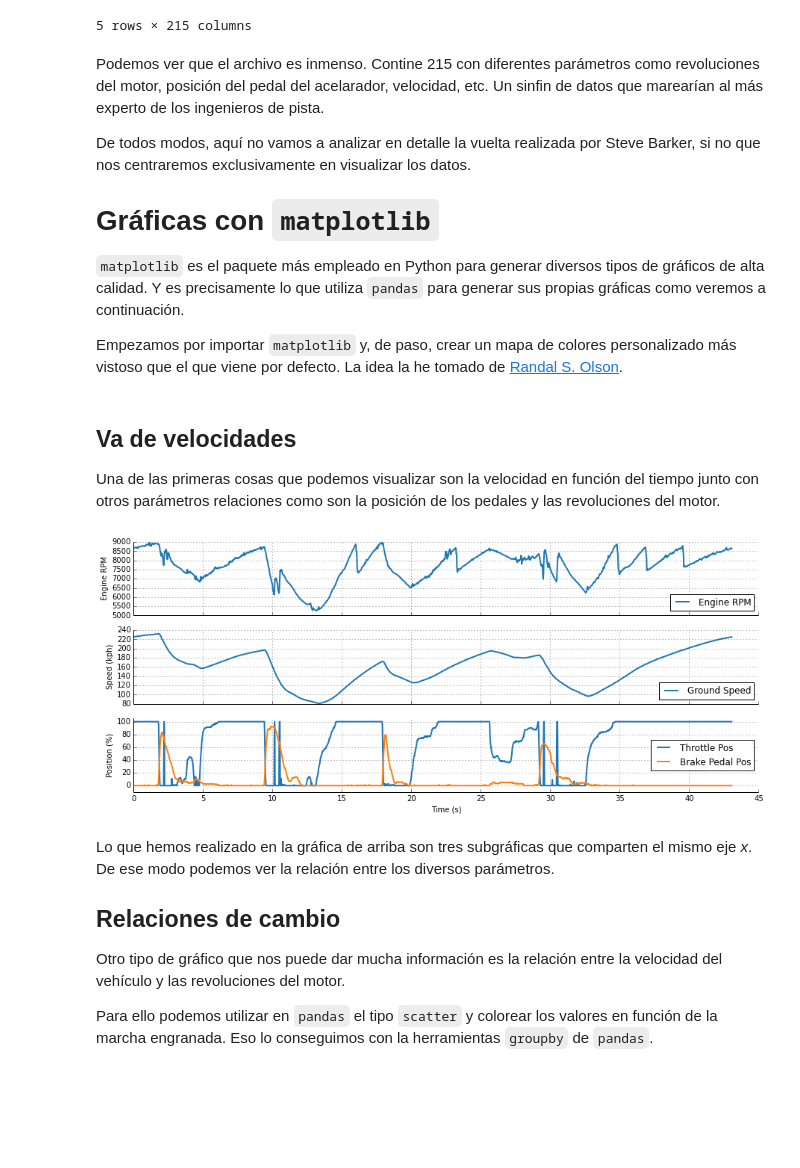
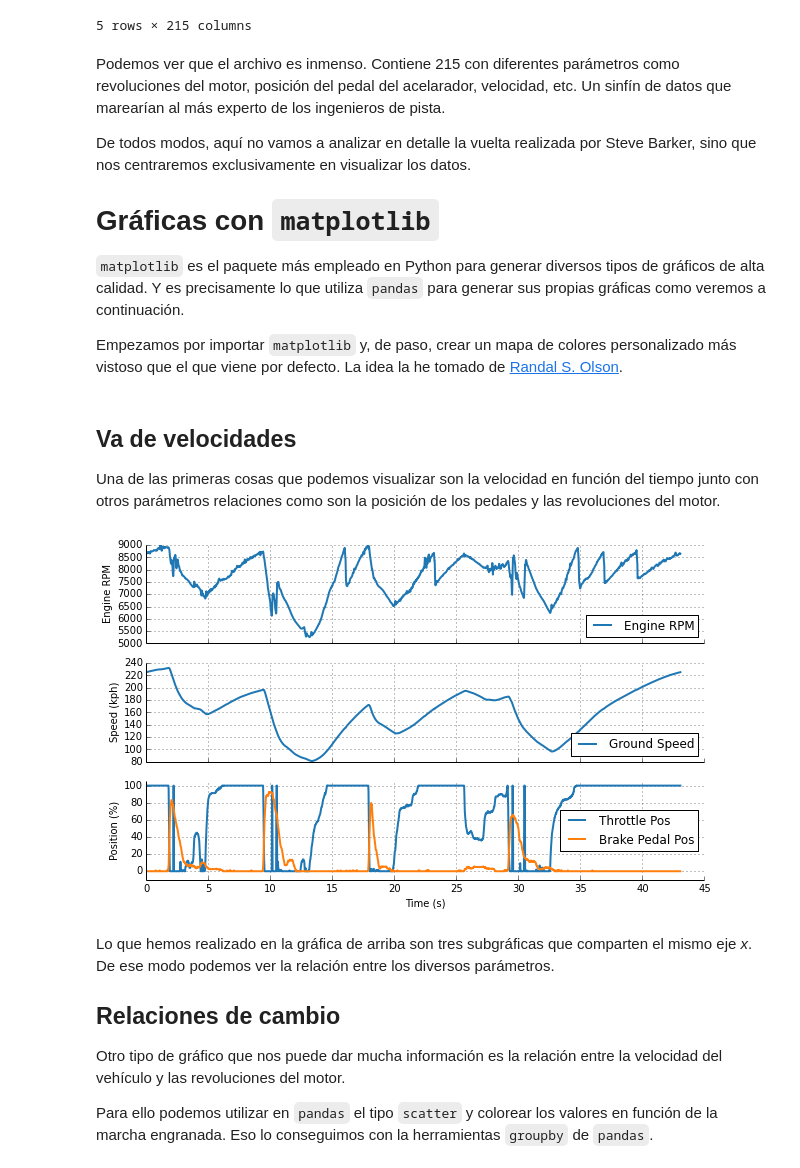
Before and after one commit to Pybonacci/notebooks, a Jupyter notebook: plotly/Brandshatch.ipynb, the cells around one changed output. Cells and saved outputs as stored; diff of their text form; code cells hidden in the pictures; blank space fills up the shorter version.

```diff
--- a/plotly/Brandshatch.ipynb
+++ b/plotly/Brandshatch.ipynb
@@ -69,9 +69,9 @@ data.head(5)
 | 0.067 | 4 | 5 | 8695 | 0.997512 | 100 | 0 | 100 | ... |
 5 rows × 215 columns
 # %% [markdown]
-Podemos ver que el archivo es inmenso. Contine 215 con diferentes parámetros como revoluciones del motor, posición del pedal del acelarador, velocidad, etc. Un sinfin de datos que marearían al más experto de los ingenieros de pista.
+Podemos ver que el archivo es inmenso. Contiene 215 con diferentes parámetros como revoluciones del motor, posición del pedal del acelarador, velocidad, etc. Un sinfín de datos que marearían al más experto de los ingenieros de pista.
 
-De todos modos, aquí no vamos a analizar en detalle la vuelta realizada por Steve Barker, si no que nos centraremos exclusivamente en visualizar los datos.
+De todos modos, aquí no vamos a analizar en detalle la vuelta realizada por Steve Barker, sino que nos centraremos exclusivamente en visualizar los datos.
 
 # Gráficas con `matplotlib`
 
@@ -108,36 +108,36 @@ mpl.rcParams['axes.color_cycle'] = tableau10
 
 Una de las primeras cosas que podemos visualizar son la velocidad en función del tiempo junto con otros parámetros relaciones como son la posición de los pedales y las revoluciones del motor.
 # %%
-fig, ax = plt.subplots(3, sharex=True, figsize=(15,6))
+fig, ax = plt.subplots(3, sharex=True, figsize=(10,6))
 
 # Revoluciones del motor
 data['Engine RPM'].plot(ax=ax[0], linewidth=2)
 ax[0].set_xlabel('')
 ax[0].set_ylabel('Engine RPM')
 ax[0].legend(loc='lower right')
 # Velocidad del vehículo
 data['Ground Speed'].plot(ax=ax[1], linewidth=2)
 ax[1].set_xlabel('')
 ax[1].set_ylabel('Speed (kph)')
 ax[1].legend(loc='lower right')
 # Pedales
 data['Throttle Pos'].plot(ax=ax[2], linewidth=2)
 data['Brake Pedal Pos'].plot(ax=ax[2], linewidth=2)
 ax[2].set_xlabel('Time (s)')
 ax[2].set_ylabel('Position (%)')
 ax[2].set_ylim(-10,105)
 ax[2].legend(loc='center right')
 
 for j in range(3):
     ax[j].set_axisbelow(True)
     # Quitamos los bordes superior y derecho
     ax[j].spines["top"].set_visible(False)
     ax[j].spines["right"].set_visible(False)
     # Dejamos sólo los ticks abajo y a la izquierda
     ax[j].get_xaxis().tick_bottom()
     ax[j].get_yaxis().tick_left()
 # %% [output]
-[figure, old version]
+[figure, new version]
 # %% [markdown]
 Lo que hemos realizado en la gráfica de arriba son tres subgráficas que comparten el mismo eje *x*.
 De ese modo podemos ver la relación entre los diversos parámetros.
```
Also changed, not shown: parts of 24 cells of this notebook.
